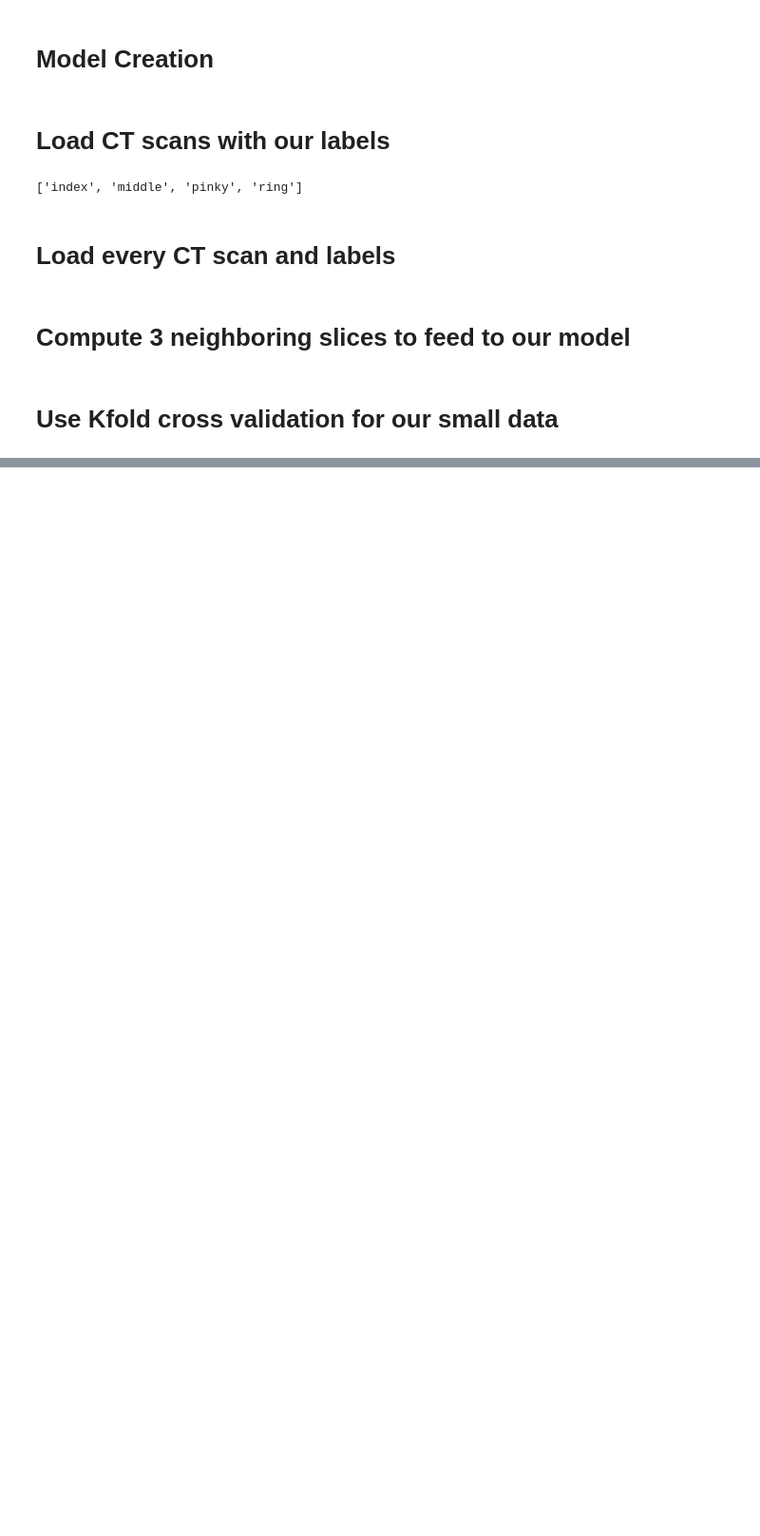
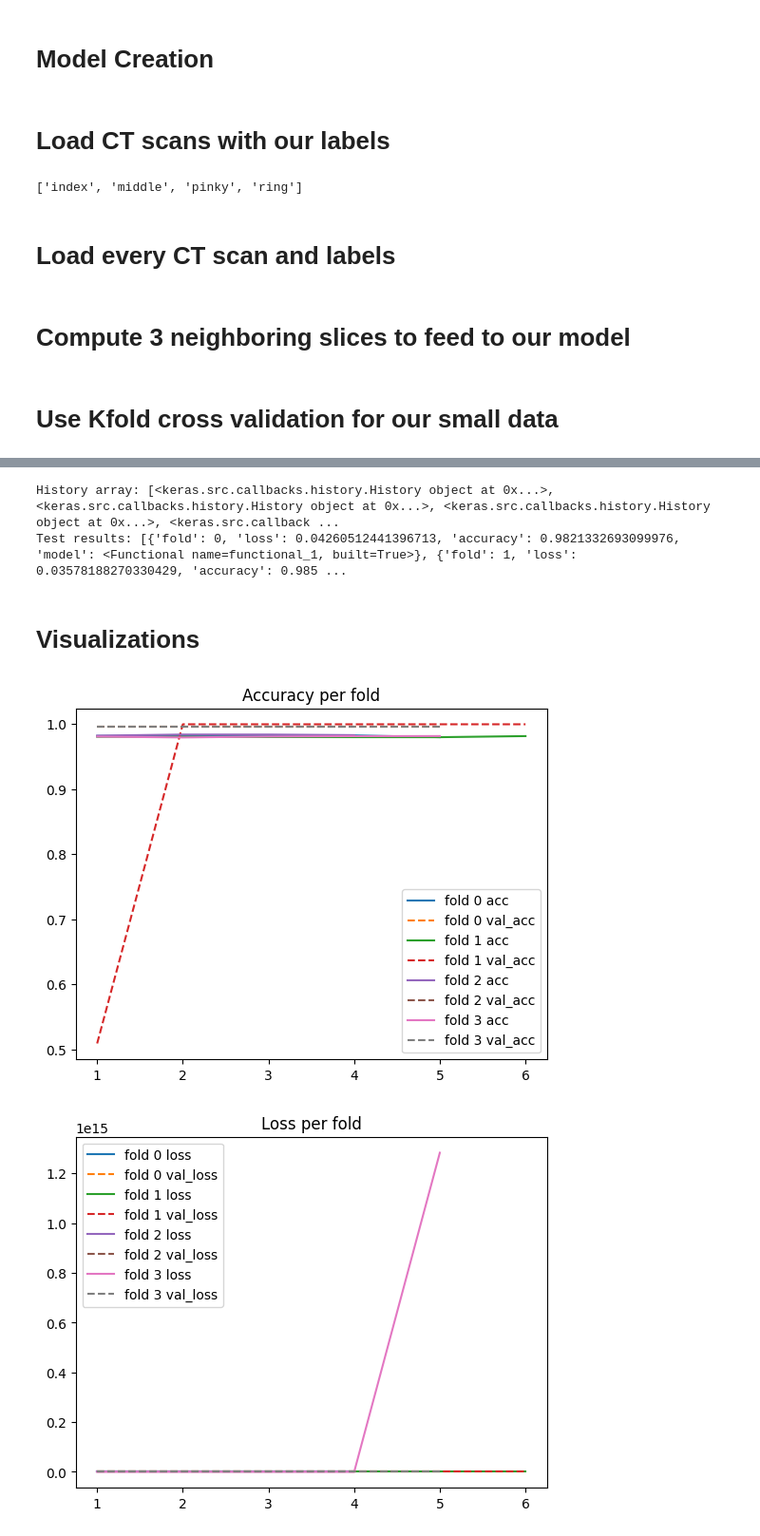
Before and after one commit to angelhb01/finger-bone-segmentation, a Jupyter notebook: notebooks/03_model.ipynb, the cells around one changed output, grey strips where cells are left out. Shown at 95% size. Saved outputs shown, nothing was run; the diff lists cells and outputs as text; code cells hidden in the pictures; blank space fills up the shorter version.

Commit message:
Fully trained the model

```diff
--- a/notebooks/03_model.ipynb
+++ b/notebooks/03_model.ipynb
@@ -57,7 +68,9 @@ def get_model(img_size, num_classes, depth=3):
 # %% [markdown]
 # Load CT scans with our labels
 # %%
-samples = sorted(os.listdir("../data/Preprocessed/CT Scans"))
+samples = sorted(
+    [d for d in os.listdir("../data/Preprocessed//CT Scans") if not d.startswith('.')]
+)
 print(samples)
 # %% [output]
 ['index', 'middle', 'pinky', 'ring']
@@ -71,8 +84,8 @@ def load_scan(finger):
     label_folder = os.path.join("../data/Preprocessed/Labels/", finger, "S232028")
 
     # Ensure they are sorted in order so that the inputs match with their labels.
-    image_files = sorted(os.listdir(image_folder))
-    label_files = sorted(os.listdir(label_folder))
+    image_files = sorted(f for f in os.listdir(image_folder) if f.endswith('.npy') and not f.startswith("."))
+    label_files = sorted(f for f in os.listdir(label_folder) if f.endswith('.npy') and not f.startswith("."))
 
     images = []
     labels = []
@@ -83,11 +96,11 @@ def load_scan(finger):
         # Both the image_folder and label_folder are loaded using np.load()
         # since they are .npy files, and appends them to their lists.
         images.append(
-            np.load(os.path.join(image_folder, img))
+            np.load(os.path.join(image_folder, img), allow_pickle=True)
         )
 
         labels.append(
-            np.load(os.path.join(label_folder, lab))
+            np.load(os.path.join(label_folder, lab), allow_pickle=True)
         )
 
     # Converts the arrays from 2D to 3D
@@ -119,4 +132,10 @@ def make_multislice(volume, labels, depth=3):
     return X, Y
 # %% [markdown]
 # Use Kfold cross validation for our small data
+# %%
+# Stores the accuracies and loss values for each model
+res = []
+
+# Stores the accuracies and loss values over time
+history_arr = []
 # %%
@@ -195,0 +254,35 @@ Error:
+# %%
+print('History array:', history_arr)
+print('Test results:', res)
+# %% [output]
+History array: [<keras.src.callbacks.history.History object at 0x...>, <keras.src.callbacks.history.History object at 0x...>, <keras.src.callbacks.history.History object at 0x...>, <keras.src.callback ...
+Test results: [{'fold': 0, 'loss': 0.04260512441396713, 'accuracy': 0.9821332693099976, 'model': <Functional name=functional_1, built=True>}, {'fold': 1, 'loss': 0.03578188270330429, 'accuracy': 0.985 ...
+# %% [markdown]
+# Visualizations
+# %%
+plt.figure()
+for i, h in enumerate(history_arr):
+    acc = h.history["accuracy"]
+    val_acc = h.history.get("val_accuracy")
+    ep = range(1, len(acc) + 1)
+    plt.plot(ep, acc, label=f"fold {i} acc")
+    if val_acc is not None:
+        plt.plot(ep, val_acc, linestyle="--", label=f"fold {i} val_acc")
+plt.title("Accuracy per fold")
+plt.legend()
+plt.show()
+
+plt.figure()
+for i, h in enumerate(history_arr):
+    loss = h.history["loss"]
+    val_loss = h.history.get("val_loss")
+    ep = range(1, len(loss) + 1)
+    plt.plot(ep, loss, label=f"fold {i} loss")
+    if val_loss is not None:
+        plt.plot(ep, val_loss, linestyle="--", label=f"fold {i} val_loss")
+plt.title("Loss per fold")
+plt.legend()
+plt.show()
+# %% [output]
+[figure, added]
+[figure, added]
```
Also changed, not shown: parts of 5 cells of this notebook.
